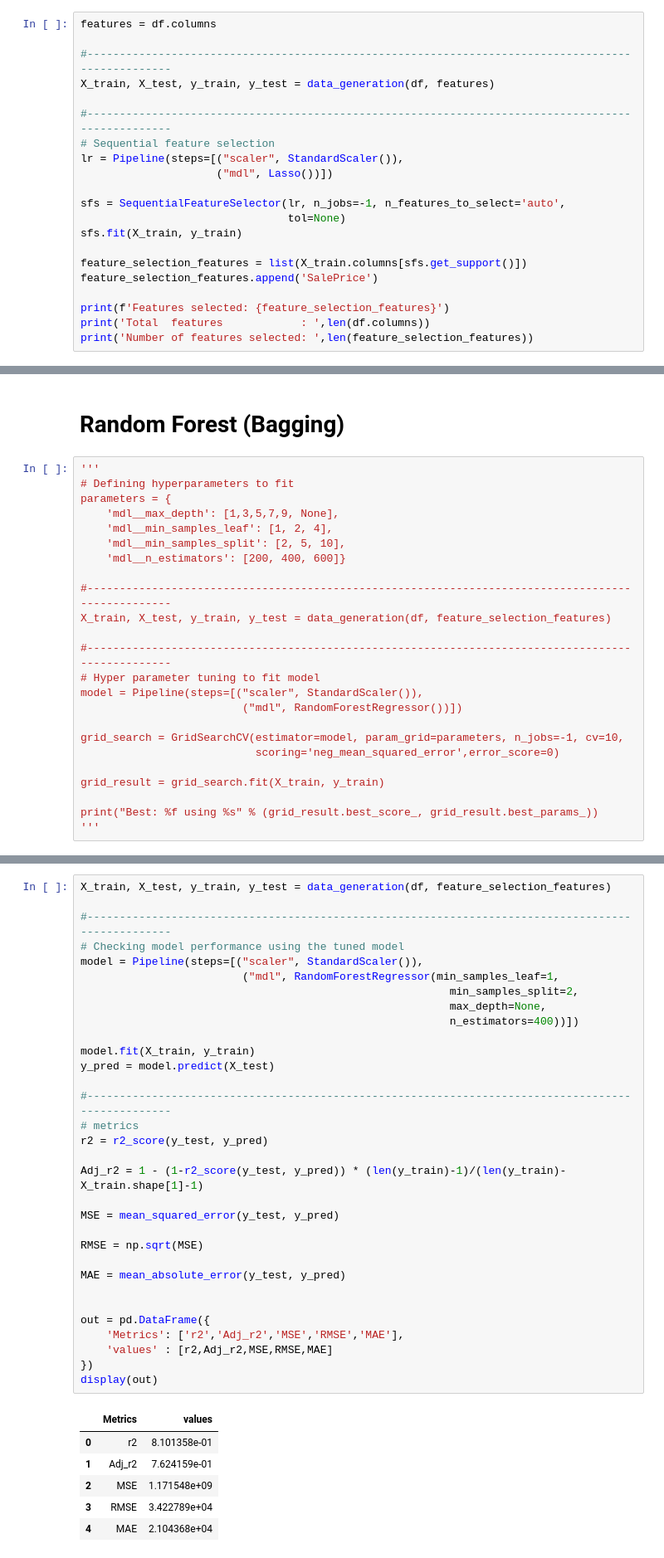
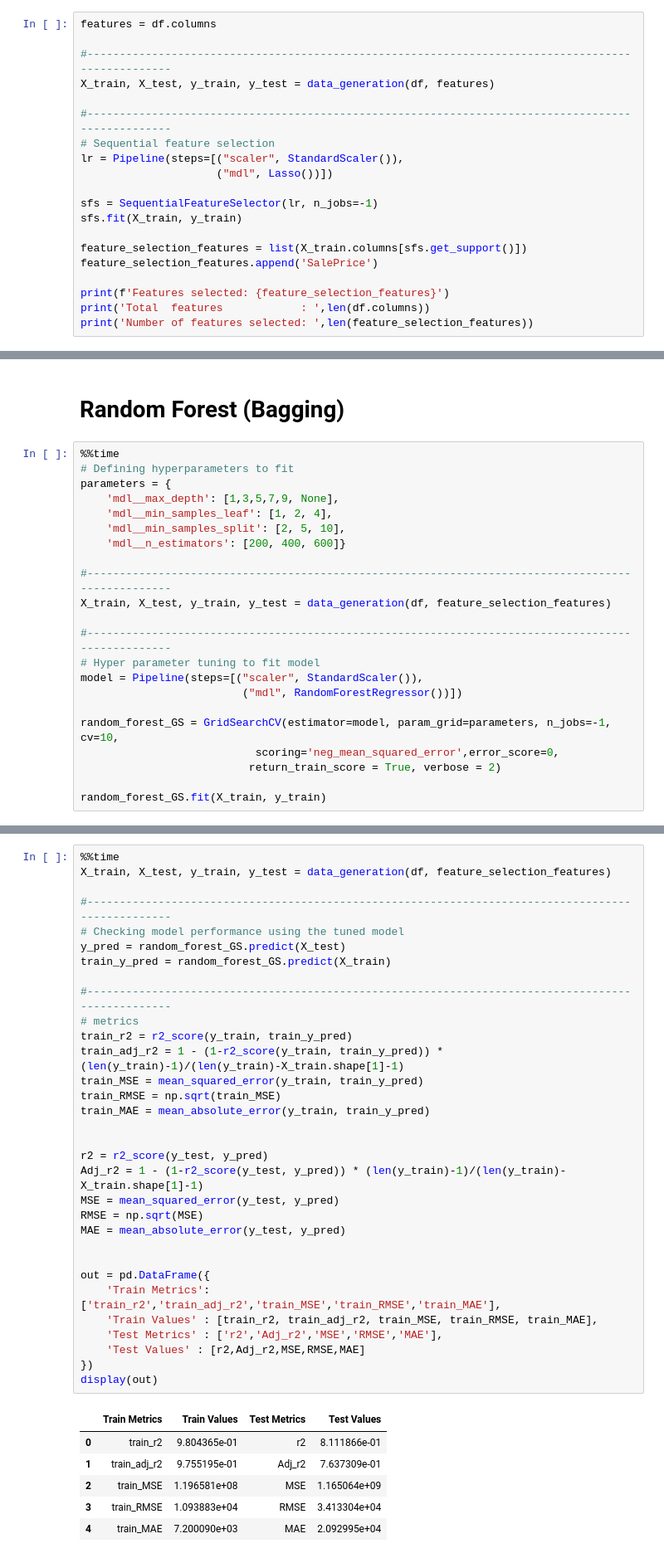
Before and after one commit to Sean-Chaos/DBA4811-Assignemnt-3, a Jupyter notebook: Working 1.ipynb, the cells around one changed output, grey strips where cells are left out. Shown: that part at 83% size. Saved outputs shown, nothing was run; the diff lists cells and outputs as text.

```diff
--- a/Working 1.ipynb
+++ b/Working 1.ipynb
@@ -267,8 +264,7 @@ X_train, X_test, y_train, y_test = data_generation(df, features)
 lr = Pipeline(steps=[("scaler", StandardScaler()),
                      ("mdl", Lasso())])
 
-sfs = SequentialFeatureSelector(lr, n_jobs=-1, n_features_to_select='auto',
-                                tol=None)
+sfs = SequentialFeatureSelector(lr, n_jobs=-1)
 sfs.fit(X_train, y_train)
 
 feature_selection_features = list(X_train.columns[sfs.get_support()])
@@ -493,7 +494,7 @@ As we can see the model performs very well, with a adjusted r2 of 0.824.
 # %% [markdown]
 # Random Forest (Bagging)
 # %%
-'''
+%%time
 # Defining hyperparameters to fit
 parameters = {
     'mdl__max_depth': [1,3,5,7,9, None],
@@ -509,11 +510,9 @@ X_train, X_test, y_train, y_test = data_generation(df, feature_selection_feature
 model = Pipeline(steps=[("scaler", StandardScaler()),
                          ("mdl", RandomForestRegressor())])
 
-grid_search = GridSearchCV(estimator=model, param_grid=parameters, n_jobs=-1, cv=10,
-                           scoring='neg_mean_squared_error',error_score=0)
+random_forest_GS = GridSearchCV(estimator=model, param_grid=parameters, n_jobs=-1, cv=10,
+                           scoring='neg_mean_squared_error',error_score=0,
+                          return_train_score = True, verbose = 2)
 
-grid_result = grid_search.fit(X_train, y_train)
-
-print("Best: %f using %s" % (grid_result.best_score_, grid_result.best_params_))
-'''
+random_forest_GS.fit(X_train, y_train)
 # %% [output]
@@ -527,39 +532,39 @@ Best: -908287760.572622 using {'mdl__max_depth': None, 'mdl__min_samples_leaf':
 # %%
+%%time
 X_train, X_test, y_train, y_test = data_generation(df, feature_selection_features)
 
 #--------------------------------------------------------------------------------------------------
 # Checking model performance using the tuned model
-model = Pipeline(steps=[("scaler", StandardScaler()),
-                         ("mdl", RandomForestRegressor(min_samples_leaf=1,
-                                                         min_samples_split=2,
-                                                         max_depth=None,
-                                                         n_estimators=400))])
-
-model.fit(X_train, y_train)
-y_pred = model.predict(X_test)
+y_pred = random_forest_GS.predict(X_test)
+train_y_pred = random_forest_GS.predict(X_train)
 
 #--------------------------------------------------------------------------------------------------
 # metrics
+train_r2 = r2_score(y_train, train_y_pred)
+train_adj_r2 = 1 - (1-r2_score(y_train, train_y_pred)) * (len(y_train)-1)/(len(y_train)-X_train.shape[1]-1)
+train_MSE = mean_squared_error(y_train, train_y_pred)
+train_RMSE = np.sqrt(train_MSE)
+train_MAE = mean_absolute_error(y_train, train_y_pred)
+
+
 r2 = r2_score(y_test, y_pred)
-
 Adj_r2 = 1 - (1-r2_score(y_test, y_pred)) * (len(y_train)-1)/(len(y_train)-X_train.shape[1]-1)
-
 MSE = mean_squared_error(y_test, y_pred)
-
 RMSE = np.sqrt(MSE)
-
 MAE = mean_absolute_error(y_test, y_pred)
 
 
 out = pd.DataFrame({
-    'Metrics': ['r2','Adj_r2','MSE','RMSE','MAE'],
-    'values' : [r2,Adj_r2,MSE,RMSE,MAE]
+    'Train Metrics': ['train_r2','train_adj_r2','train_MSE','train_RMSE','train_MAE'],
+    'Train Values' : [train_r2, train_adj_r2, train_MSE, train_RMSE, train_MAE],
+    'Test Metrics' : ['r2','Adj_r2','MSE','RMSE','MAE'],
+    'Test Values' : [r2,Adj_r2,MSE,RMSE,MAE]
 })
 display(out)
 # %% [output]
-|  | Metrics | values |
-| 0 | r2 | 8.101358e-01 |
-| 1 | Adj_r2 | 7.624159e-01 |
-| 2 | MSE | 1.171548e+09 |
-| 3 | RMSE | 3.422789e+04 |
-| 4 | MAE | 2.104368e+04 |
+|  | Train Metrics | Train Values | Test Metrics | Test Values |
+| 0 | train_r2 | 9.804365e-01 | r2 | 8.111866e-01 |
+| 1 | train_adj_r2 | 9.755195e-01 | Adj_r2 | 7.637309e-01 |
+| 2 | train_MSE | 1.196581e+08 | MSE | 1.165064e+09 |
+| 3 | train_RMSE | 1.093883e+04 | RMSE | 3.413304e+04 |
+| 4 | train_MAE | 7.200090e+03 | MAE | 2.092995e+04 |
```
Also changed, not shown: parts of 46 cells of this notebook.
